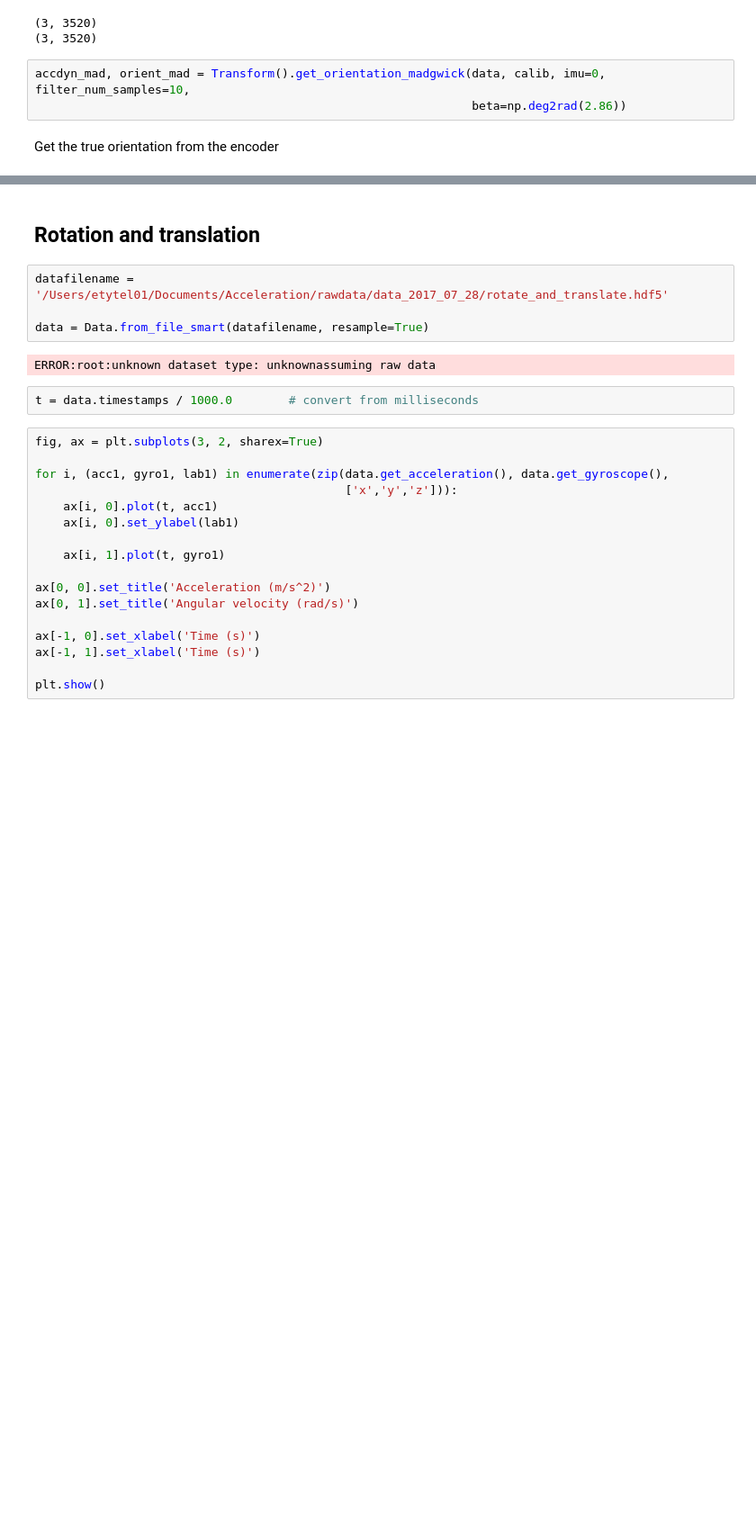
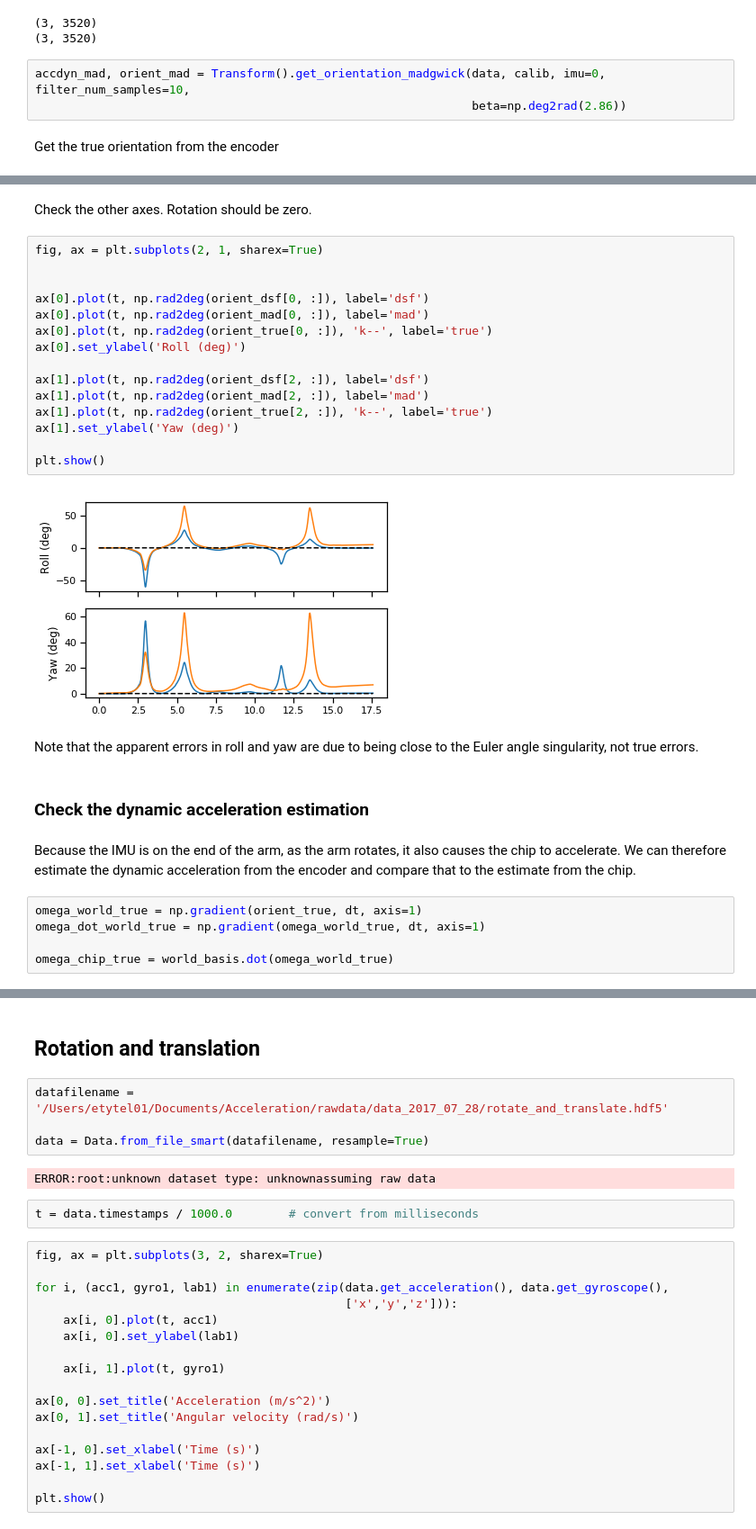
Before and after one commit to DaveBuckingham/fish, a Jupyter notebook: process_rig_data.ipynb, the cells around one changed output, grey strips where cells are left out. Shown at 90% size. Cells and saved outputs as stored; diff of their text form; blank space fills up the shorter version.

```diff
--- a/process_rig_data.ipynb
+++ b/process_rig_data.ipynb
@@ -158,0 +197,30 @@ plt.show()
+# %% [markdown]
+Check the other axes.  Rotation should be zero.
+# %%
+fig, ax = plt.subplots(2, 1, sharex=True)
+
+
+ax[0].plot(t, np.rad2deg(orient_dsf[0, :]), label='dsf')
+ax[0].plot(t, np.rad2deg(orient_mad[0, :]), label='mad')
+ax[0].plot(t, np.rad2deg(orient_true[0, :]), 'k--', label='true')
+ax[0].set_ylabel('Roll (deg)')
+
+ax[1].plot(t, np.rad2deg(orient_dsf[2, :]), label='dsf')
+ax[1].plot(t, np.rad2deg(orient_mad[2, :]), label='mad')
+ax[1].plot(t, np.rad2deg(orient_true[2, :]), 'k--', label='true')
+ax[1].set_ylabel('Yaw (deg)')
+
+plt.show()
+# %% [output]
+[figure, added]
+# %% [markdown]
+Note that the apparent errors in roll and yaw are due to being close to the Euler angle singularity, not true errors.
+# %% [markdown]
+### Check the dynamic acceleration estimation
+# %% [markdown]
+Because the IMU is on the end of the arm, as the arm rotates, it also causes the chip to accelerate.  We can therefore estimate the dynamic acceleration from the encoder and compare that to the estimate from the chip.
+# %%
+omega_world_true = np.gradient(orient_true, dt, axis=1)
+omega_dot_world_true = np.gradient(omega_world_true, dt, axis=1)
+
+omega_chip_true = world_basis.dot(omega_world_true)
```
Also changed, not shown: parts of 32 cells of this notebook, 1 other file.
